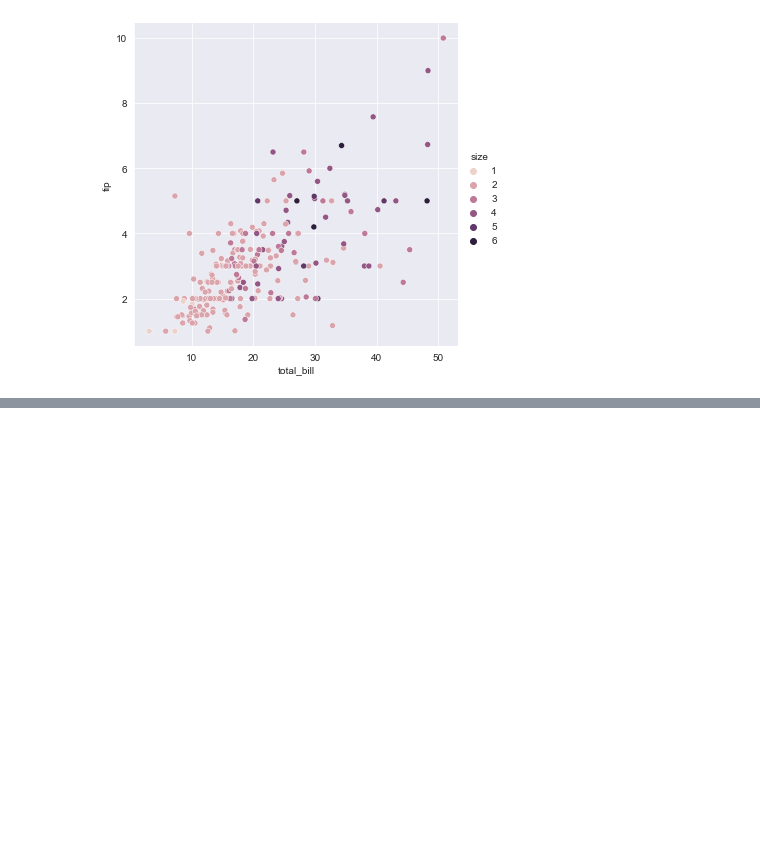
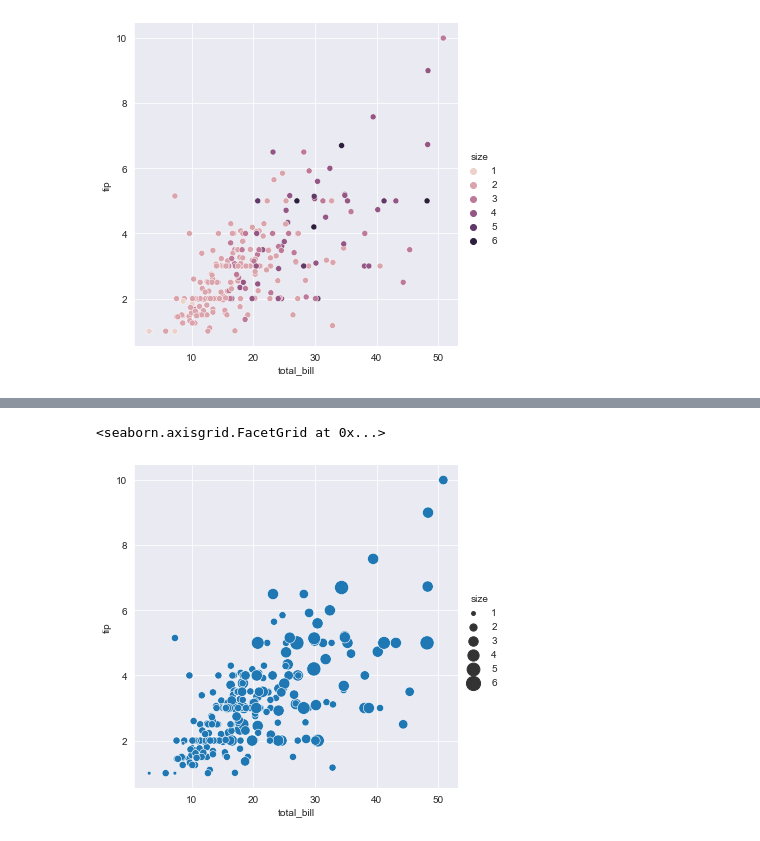
Before and after one commit to dehsheikh/Data_Science, a Jupyter notebook: Data_Visualization/Seaborn.ipynb, the cells around one changed output, grey strips where cells are left out. Saved outputs shown, nothing was run; the diff lists cells and outputs as text; code cells hidden in the pictures; blank space fills up the shorter version.

```diff
--- a/Data_Visualization/Seaborn.ipynb
+++ b/Data_Visualization/Seaborn.ipynb
@@ -40,0 +71,9 @@ sns.relplot(data = tips,
+# %%
+sns.relplot(data = tips,
+            x = "total_bill",
+            y = "tip",
+            size = "size",
+            sizes = (15, 200))
+# %% [output]
+<seaborn.axisgrid.FacetGrid at 0x...>
+[figure, added]
```
Also changed, not shown: parts of 4 cells of this notebook.
